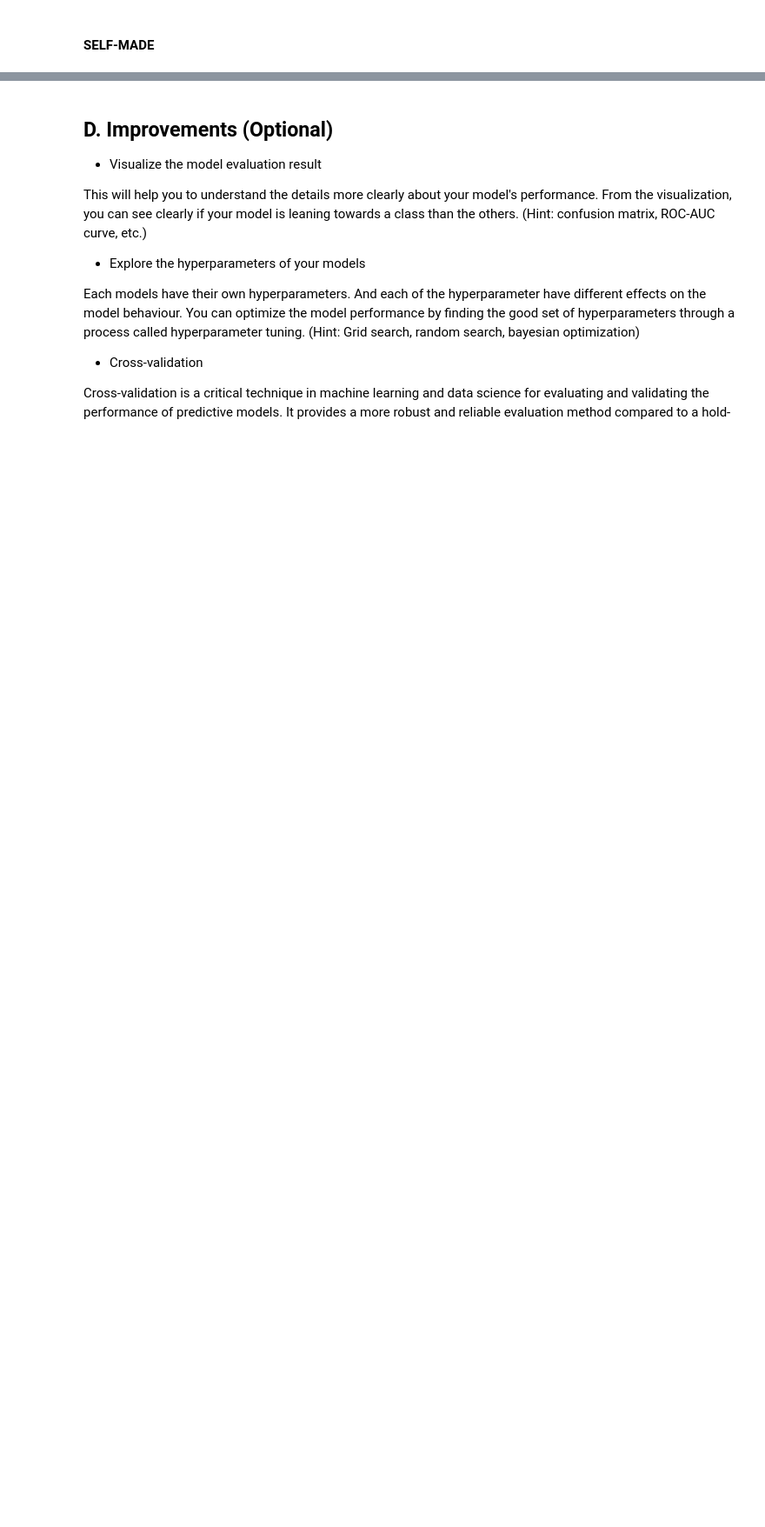
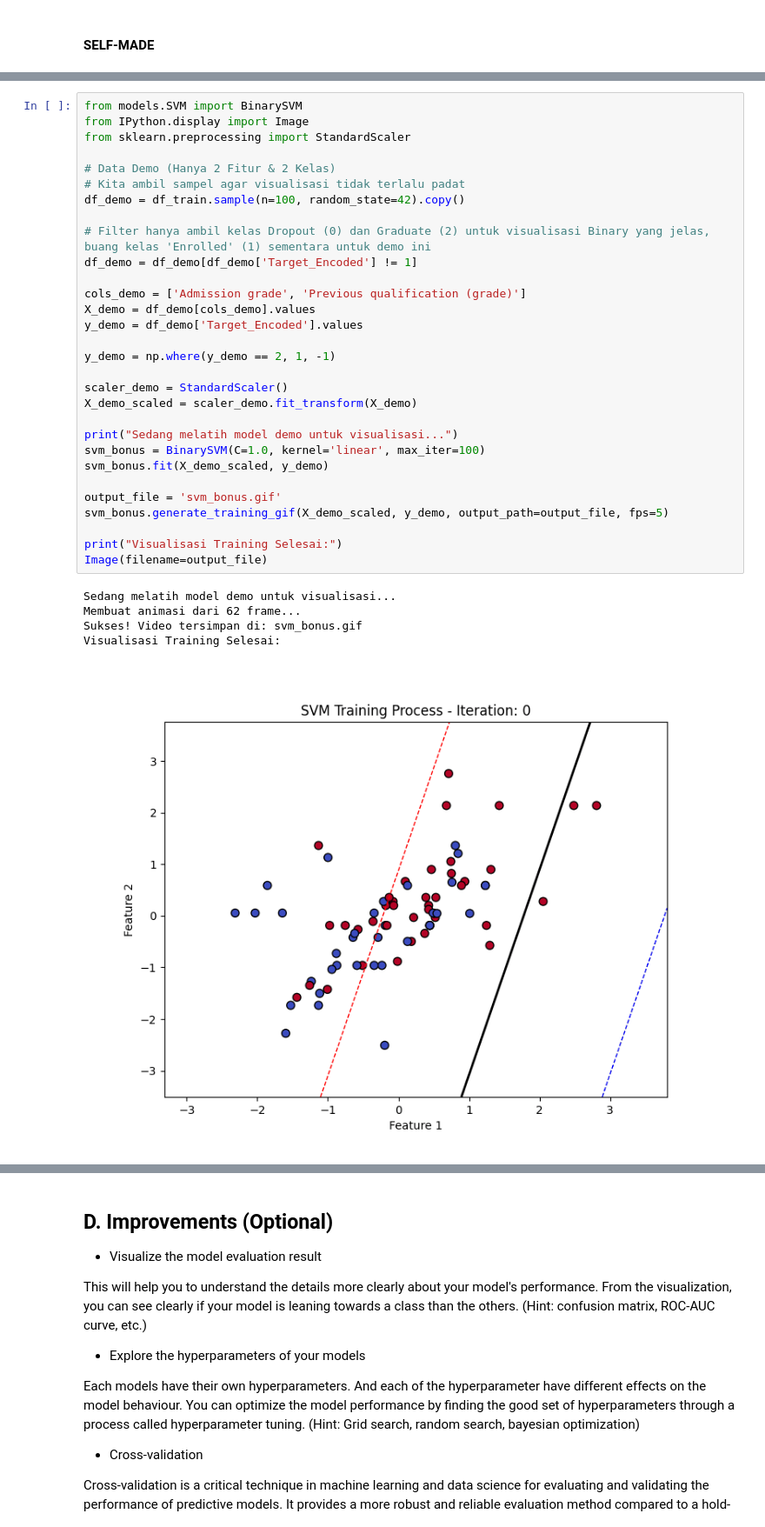
Before and after one commit to salmaanhaniif/AI_Tubes2_MachineLearningn-t, a Jupyter notebook: src/notebook_final.ipynb, the cells around one changed output, grey strips where cells are left out. Shown at 87% size. Drawn from its saved outputs; the diff is of its cells as text; blank space fills up the shorter version.

```diff
--- a/src/notebook_final.ipynb
+++ b/src/notebook_final.ipynb
@@ -1193,0 +1195,36 @@ Mean Accuracy across 5 folds: 0.7415 (+/- 0.0159)
+# %%
+from models.SVM import BinarySVM
+from IPython.display import Image
+from sklearn.preprocessing import StandardScaler
+
+# Data Demo (Hanya 2 Fitur & 2 Kelas)
+# Kita ambil sampel agar visualisasi tidak terlalu padat
+df_demo = df_train.sample(n=100, random_state=42).copy()
+
+# Filter hanya ambil kelas Dropout (0) dan Graduate (2) untuk visualisasi Binary yang jelas, buang kelas 'Enrolled' (1) sementara untuk demo ini
+df_demo = df_demo[df_demo['Target_Encoded'] != 1]
+
+cols_demo = ['Admission grade', 'Previous qualification (grade)']
+X_demo = df_demo[cols_demo].values
+y_demo = df_demo['Target_Encoded'].values
+
+y_demo = np.where(y_demo == 2, 1, -1)
+
+scaler_demo = StandardScaler()
+X_demo_scaled = scaler_demo.fit_transform(X_demo)
+
+print("Sedang melatih model demo untuk visualisasi...")
+svm_bonus = BinarySVM(C=1.0, kernel='linear', max_iter=100)
+svm_bonus.fit(X_demo_scaled, y_demo)
+
+output_file = 'svm_bonus.gif'
+svm_bonus.generate_training_gif(X_demo_scaled, y_demo, output_path=output_file, fps=5)
+
+print("Visualisasi Training Selesai:")
+Image(filename=output_file)
+# %% [output]
+Sedang melatih model demo untuk visualisasi...
+Membuat animasi dari 62 frame...
+Sukses! Video tersimpan di: svm_bonus.gif
+Visualisasi Training Selesai:
+[figure, added]
```
Also changed, not shown: parts of 7 cells of this notebook.
